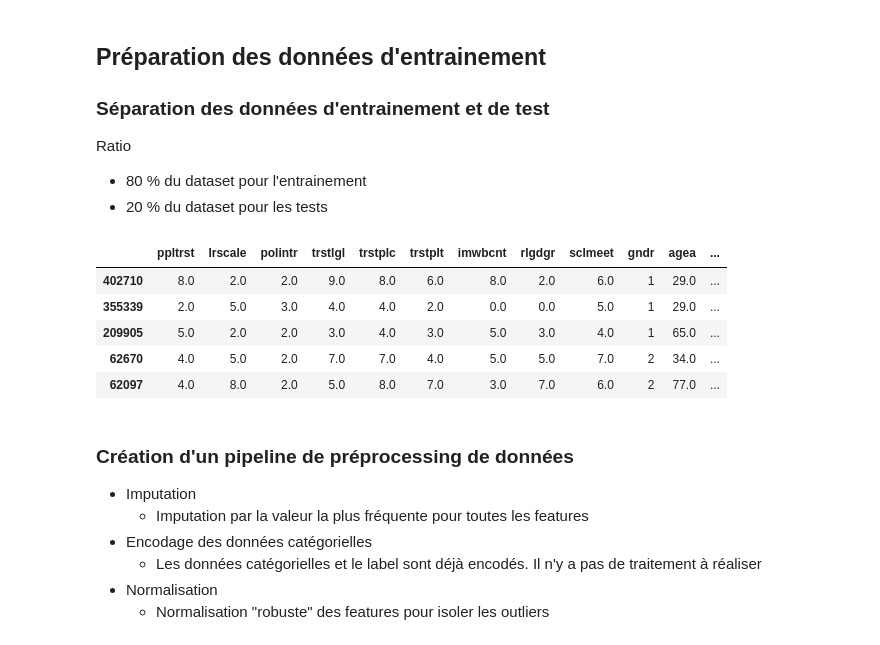
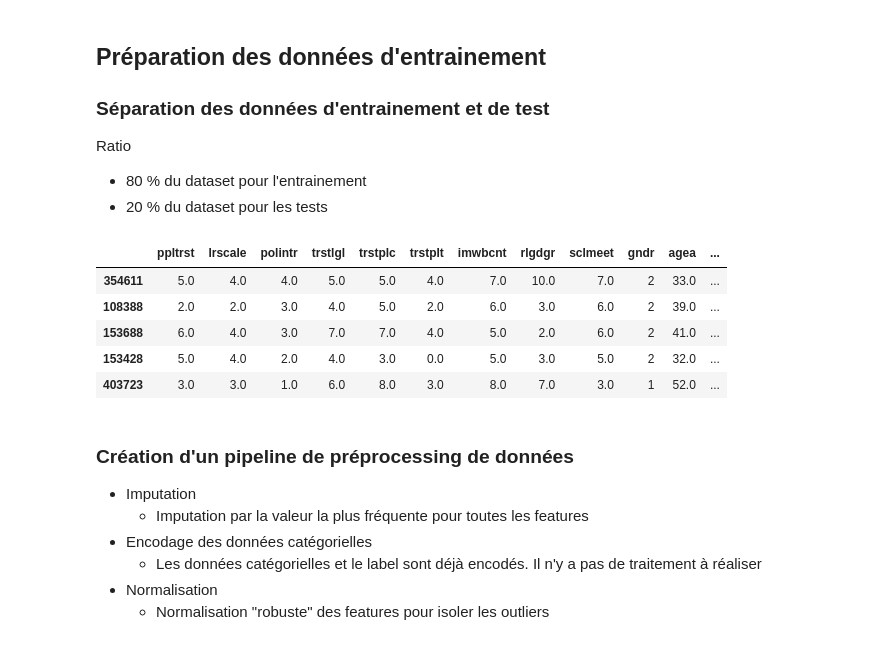
Before and after one commit to francisbonheur/alyra_project_machine_learning, a Jupyter notebook: ML_detection_valeur_classification.ipynb, the cells around one changed output. Saved outputs shown, nothing was run; the diff lists cells and outputs as text; code cells hidden in the pictures.

```diff
--- a/ML_detection_valeur_classification.ipynb
+++ b/ML_detection_valeur_classification.ipynb
@@ -61,11 +61,12 @@ available_labels_names.remove(label_name)
 # On ne conserve que les données utiles pour la prédiction
 data_without_description = df.drop(columns=ess_description_columns_name, axis=1)
 
+# On ne s'interresse qu'aux données françaises
+french_data_only = data_without_description[data_without_description['cntry'] == 'FR']
+french_data_only = french_data_only.drop(columns=['cntry'], axis=1)
+
 # On se conserve que le label à prédire "famille et tradition"
-data_without_useless_labels = data_without_description.drop(columns=available_labels_names, axis=1)
-
-data_without_useless_labels = data_without_useless_labels[data_without_useless_labels['cntry'] == 'FR']
-data_without_useless_labels = data_without_useless_labels.drop(columns=['cntry'], axis=1)
+data_without_useless_labels = french_data_only.drop(columns=available_labels_names, axis=1)
 
 data_without_useless_labels.info()
 # %% [output]
@@ -600,21 +603,20 @@ Ratio
 # %%
 X = balanced_data.drop(label_name, axis=1)
 y = balanced_data[label_name]
 
 X_unbalanced = data_enough_values.drop(label_name, axis=1)
 y_unbalanced = data_enough_values[label_name]
 
 X_train, X_test, y_train, y_test = train_test_split(X, y, test_size=0.2, random_state=42)
-X_train_unbalanced, X_test_unbalanced, y_train_unbalanced, y_test_unbalanced = train_test_split(X_unbalanced, y_unbalanced, test_size=0.2, random_state=42)
 
 X_train.head()
 # %% [output]
 |  | ppltrst | lrscale | polintr | trstlgl | trstplc | trstplt | imwbcnt | rlgdgr | sclmeet | gndr | agea | ... |
-| 402710 | 8.0 | 2.0 | 2.0 | 9.0 | 8.0 | 6.0 | 8.0 | 2.0 | 6.0 | 1 | 29.0 | ... |
-| 355339 | 2.0 | 5.0 | 3.0 | 4.0 | 4.0 | 2.0 | 0.0 | 0.0 | 5.0 | 1 | 29.0 | ... |
-| 209905 | 5.0 | 2.0 | 2.0 | 3.0 | 4.0 | 3.0 | 5.0 | 3.0 | 4.0 | 1 | 65.0 | ... |
-| 62670 | 4.0 | 5.0 | 2.0 | 7.0 | 7.0 | 4.0 | 5.0 | 5.0 | 7.0 | 2 | 34.0 | ... |
-| 62097 | 4.0 | 8.0 | 2.0 | 5.0 | 8.0 | 7.0 | 3.0 | 7.0 | 6.0 | 2 | 77.0 | ... |
+| 354611 | 5.0 | 4.0 | 4.0 | 5.0 | 5.0 | 4.0 | 7.0 | 10.0 | 7.0 | 2 | 33.0 | ... |
+| 108388 | 2.0 | 2.0 | 3.0 | 4.0 | 5.0 | 2.0 | 6.0 | 3.0 | 6.0 | 2 | 39.0 | ... |
+| 153688 | 6.0 | 4.0 | 3.0 | 7.0 | 7.0 | 4.0 | 5.0 | 2.0 | 6.0 | 2 | 41.0 | ... |
+| 153428 | 5.0 | 4.0 | 2.0 | 4.0 | 3.0 | 0.0 | 5.0 | 3.0 | 5.0 | 2 | 32.0 | ... |
+| 403723 | 3.0 | 3.0 | 1.0 | 6.0 | 8.0 | 3.0 | 8.0 | 7.0 | 3.0 | 1 | 52.0 | ... |
 # %% [markdown]
 ### Création d'un pipeline de préprocessing de données
 - Imputation
```
Also changed, not shown: parts of 11 cells of this notebook.
